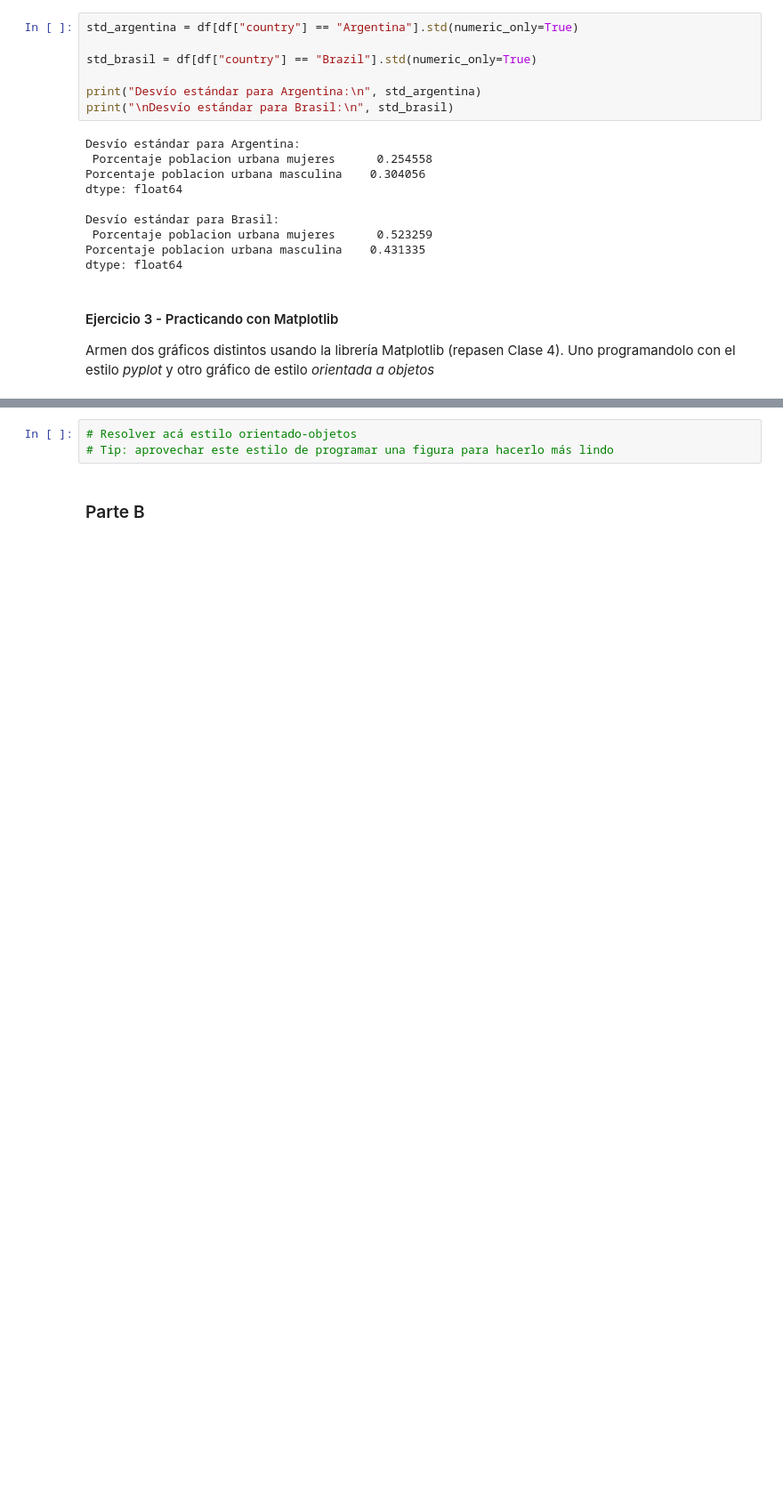
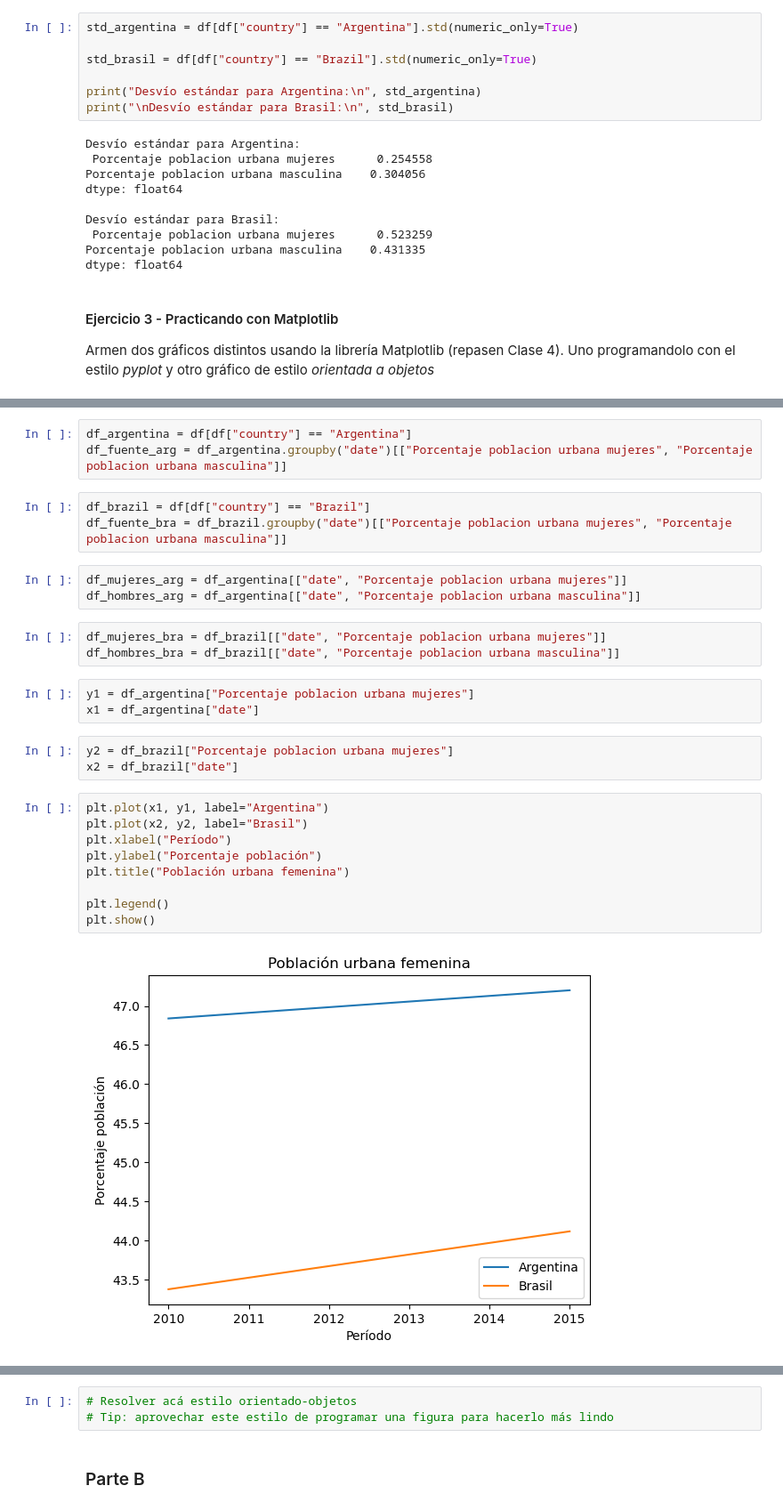
Before and after one commit to MatiasCostanzo2726/BigDataUBA-Grupo9, a Jupyter notebook: TP1-UBA_RAMA_PRINCIPAL.ipynb, the cells around one changed output, grey strips where cells are left out. Shown at 89% size. Cells and saved outputs as stored; diff of their text form; blank space fills up the shorter version.

```diff
--- a/TP1-UBA_RAMA_PRINCIPAL.ipynb
+++ b/TP1-UBA_RAMA_PRINCIPAL.ipynb
@@ -208,0 +224,29 @@ Armen dos gráficos distintos usando la librería Matplotlib (repasen Clase 4).
+# %%
+df_argentina = df[df["country"] == "Argentina"]
+df_fuente_arg = df_argentina.groupby("date")[["Porcentaje poblacion urbana mujeres", "Porcentaje poblacion urbana masculina"]]
+# %%
+df_brazil = df[df["country"] == "Brazil"]
+df_fuente_bra = df_brazil.groupby("date")[["Porcentaje poblacion urbana mujeres", "Porcentaje poblacion urbana masculina"]]
+# %%
+df_mujeres_arg = df_argentina[["date", "Porcentaje poblacion urbana mujeres"]]
+df_hombres_arg = df_argentina[["date", "Porcentaje poblacion urbana masculina"]]
+# %%
+df_mujeres_bra = df_brazil[["date", "Porcentaje poblacion urbana mujeres"]]
+df_hombres_bra = df_brazil[["date", "Porcentaje poblacion urbana masculina"]]
+# %%
+y1 = df_argentina["Porcentaje poblacion urbana mujeres"]
+x1 = df_argentina["date"]
+# %%
+y2 = df_brazil["Porcentaje poblacion urbana mujeres"]
+x2 = df_brazil["date"]
+# %%
+plt.plot(x1, y1, label="Argentina")
+plt.plot(x2, y2, label="Brasil")
+plt.xlabel("Período")
+plt.ylabel("Porcentaje población")
+plt.title("Población urbana femenina")
+
+plt.legend()
+plt.show()
+# %% [output]
+[figure, added]
```
Also changed, not shown: parts of 13 cells of this notebook.
